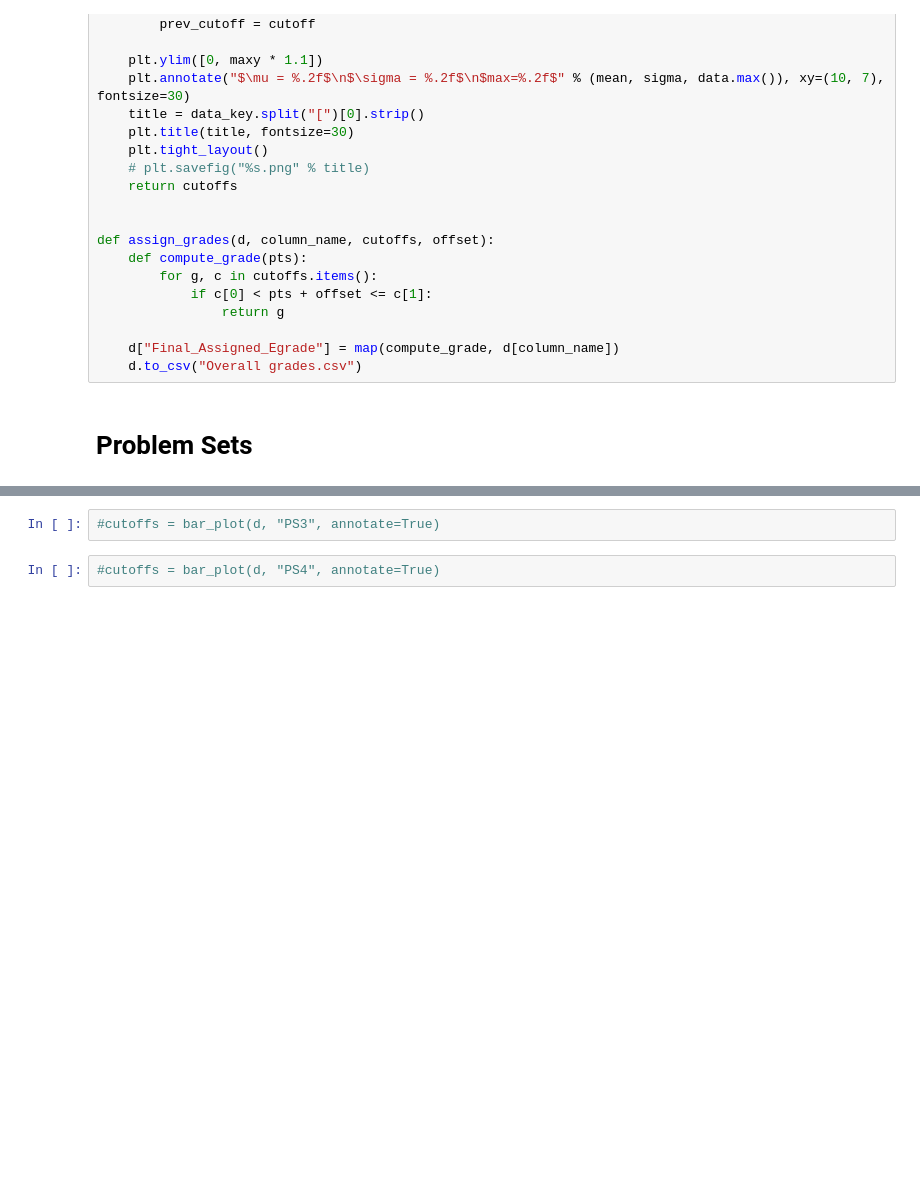
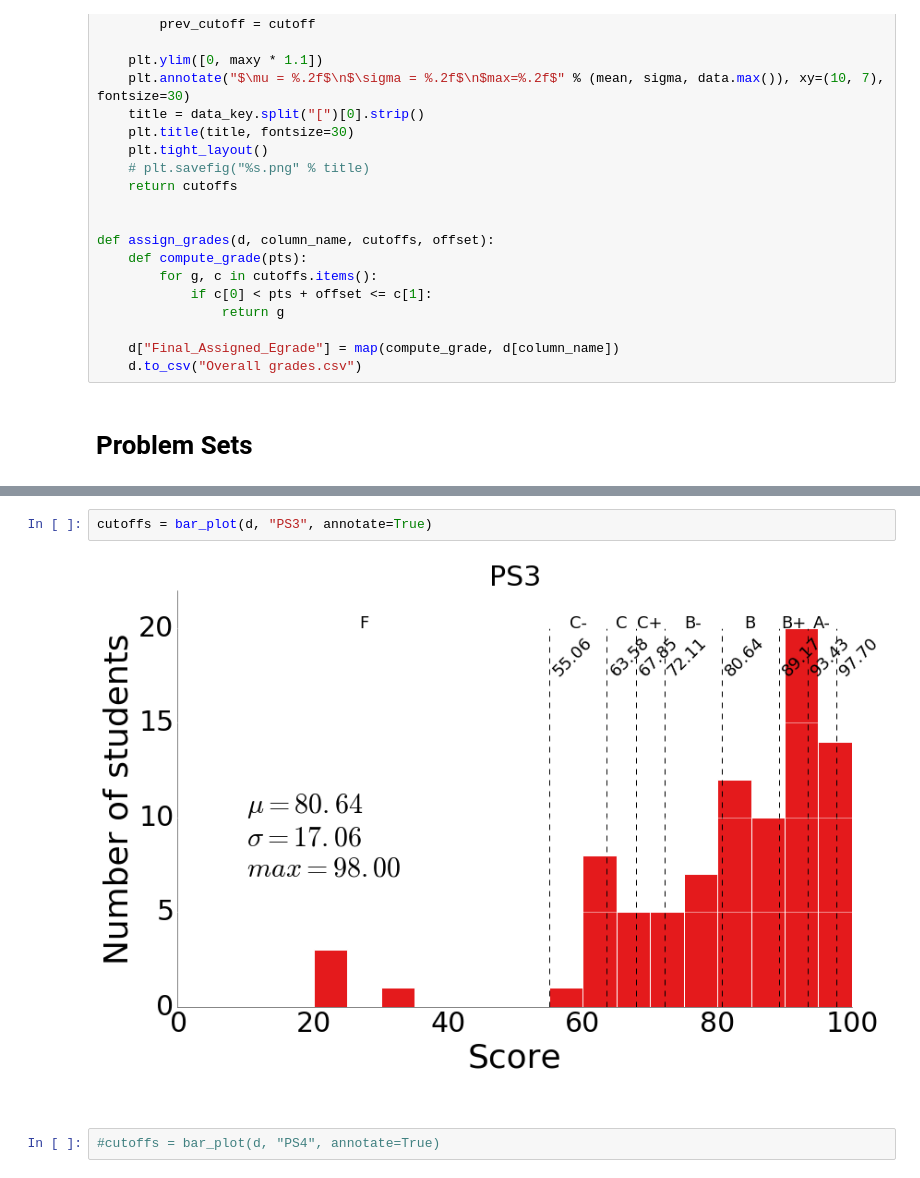
Before and after one commit to materialsvirtuallab/nano106, a Jupyter notebook: grades/Grade Stats.ipynb, the cells around one changed output, grey strips where cells are left out. Cells and saved outputs as stored; diff of their text form; blank space fills up the shorter version.

```diff
--- a/grades/Grade Stats.ipynb
+++ b/grades/Grade Stats.ipynb
@@ -166,5 +166,7 @@ cutoffs = bar_plot(d, "PS2", annotate=True)
 # %%
-#cutoffs = bar_plot(d, "PS3", annotate=True)
+cutoffs = bar_plot(d, "PS3", annotate=True)
+# %% [output]
+[figure, added]
 # %%
 #cutoffs = bar_plot(d, "PS4", annotate=True)
 # %%
```
Also changed, not shown: parts of 6 cells of this notebook.
